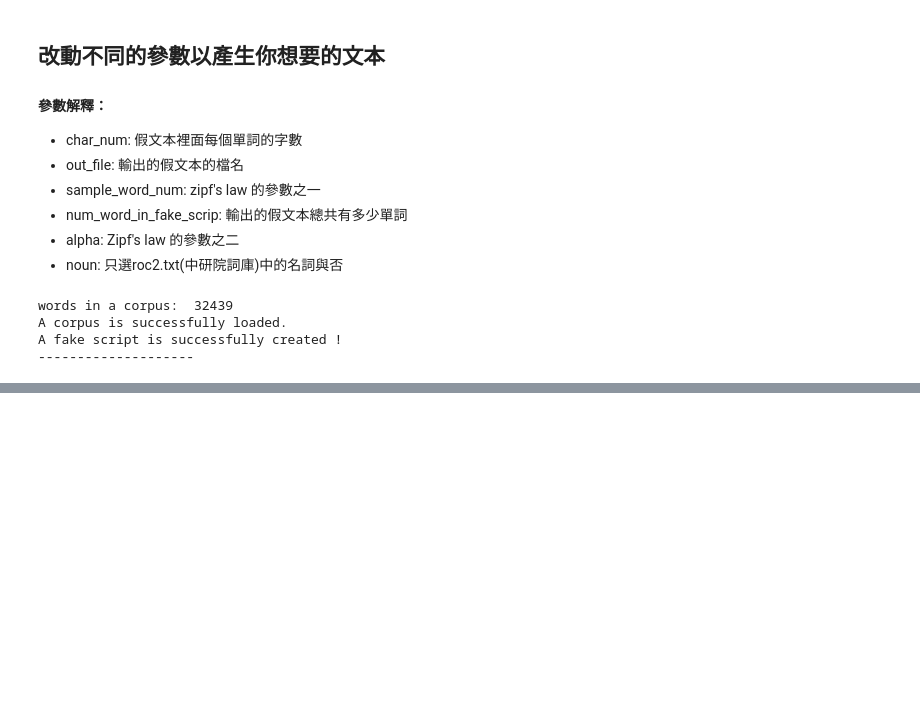
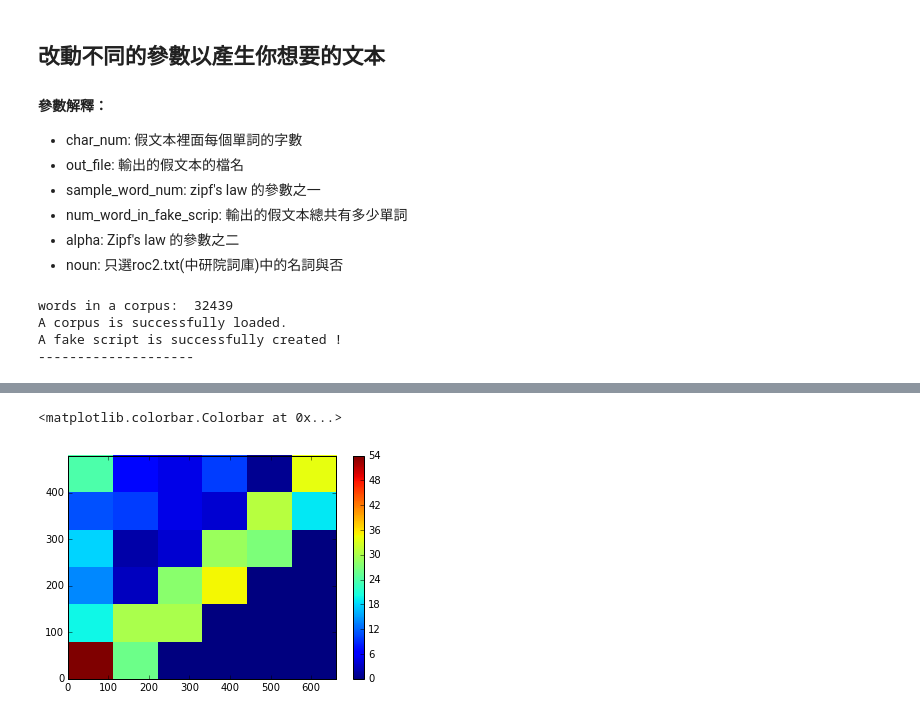
Before and after one commit to godofhoe/2016_Dec_10_fake_script_Vietnamese, a Jupyter notebook: fake_generate_Gaussian_crazy_version.ipynb, the cells around one changed output, grey strips where cells are left out. Saved outputs shown, nothing was run; the diff lists cells and outputs as text; code cells hidden in the pictures; blank space fills up the shorter version.

Commit message:
add hist2d function

```diff
--- a/fake_generate_Gaussian_crazy_version.ipynb
+++ b/fake_generate_Gaussian_crazy_version.ipynb
@@ -203,0 +222,8 @@ A fake script is successfully created !
+# %%
+x = big["0th_char_rank"]
+y = np.arange(len(x))
+plt.hist2d(x,y, 6, cmap=plt.cm.jet)
+plt.colorbar()
+# %% [output]
+<matplotlib.colorbar.Colorbar at 0x...>
+[figure, added]
```
Also changed, not shown: parts of 11 cells of this notebook.
